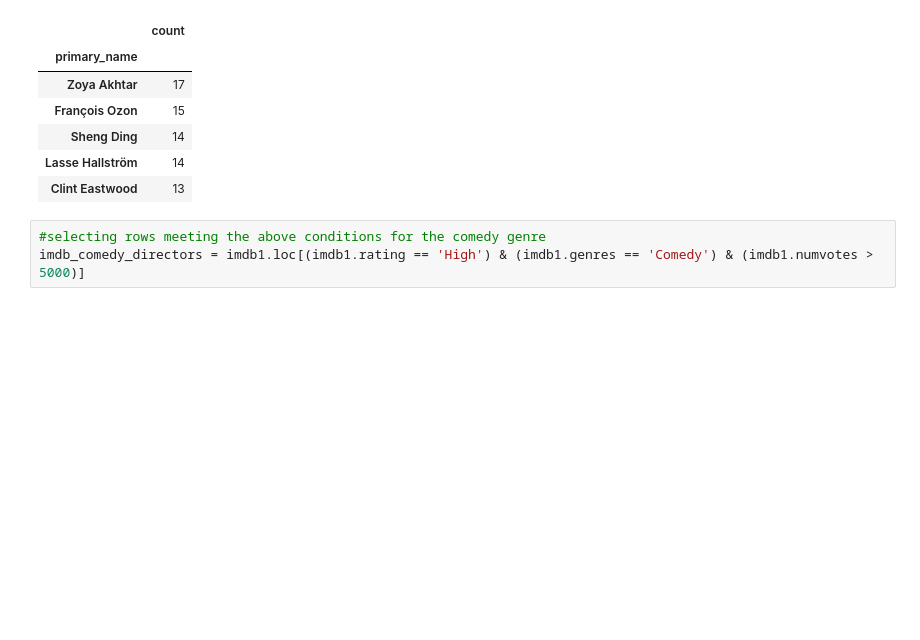
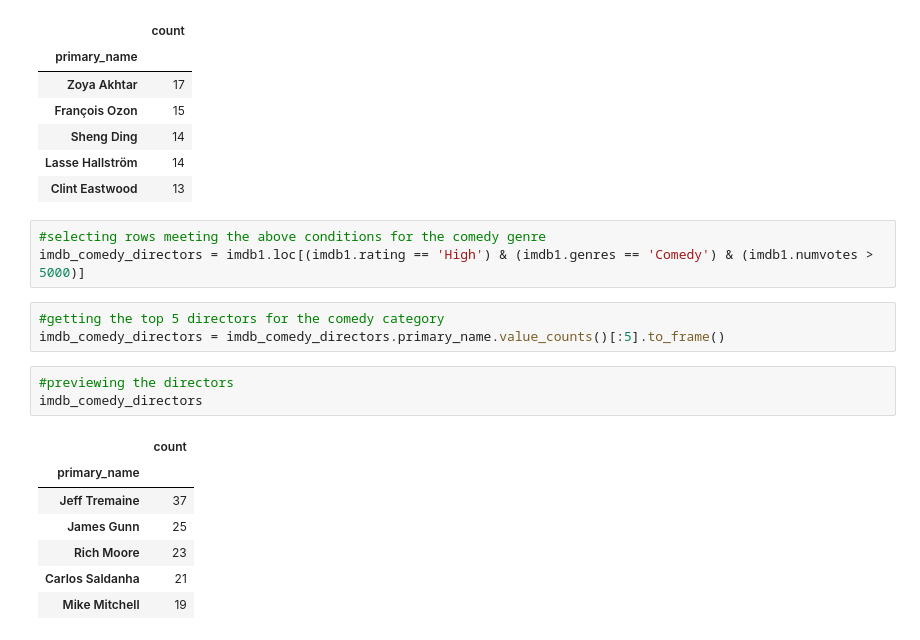
Before and after one commit to clydeochieng/dsc-phase-1-project-v2-4, a Jupyter notebook: student.ipynb, the cells around one changed output. Cells and saved outputs as stored; diff of their text form; blank space fills up the shorter version.

```diff
--- a/student.ipynb
+++ b/student.ipynb
@@ -1048,3 +1048,17 @@ imdb_drama_directors
 # %%
 #selecting rows meeting the above conditions for the comedy genre
 imdb_comedy_directors = imdb1.loc[(imdb1.rating == 'High') & (imdb1.genres == 'Comedy') & (imdb1.numvotes > 5000)]
+# %%
+#getting the top 5 directors for the comedy category
+imdb_comedy_directors = imdb_comedy_directors.primary_name.value_counts()[:5].to_frame()
+# %%
+#previewing the directors
+imdb_comedy_directors
+# %% [output]
+|  | count |
+| primary_name |  |
+| Jeff Tremaine | 37 |
+| James Gunn | 25 |
+| Rich Moore | 23 |
+| Carlos Saldanha | 21 |
+| Mike Mitchell | 19 |
```
